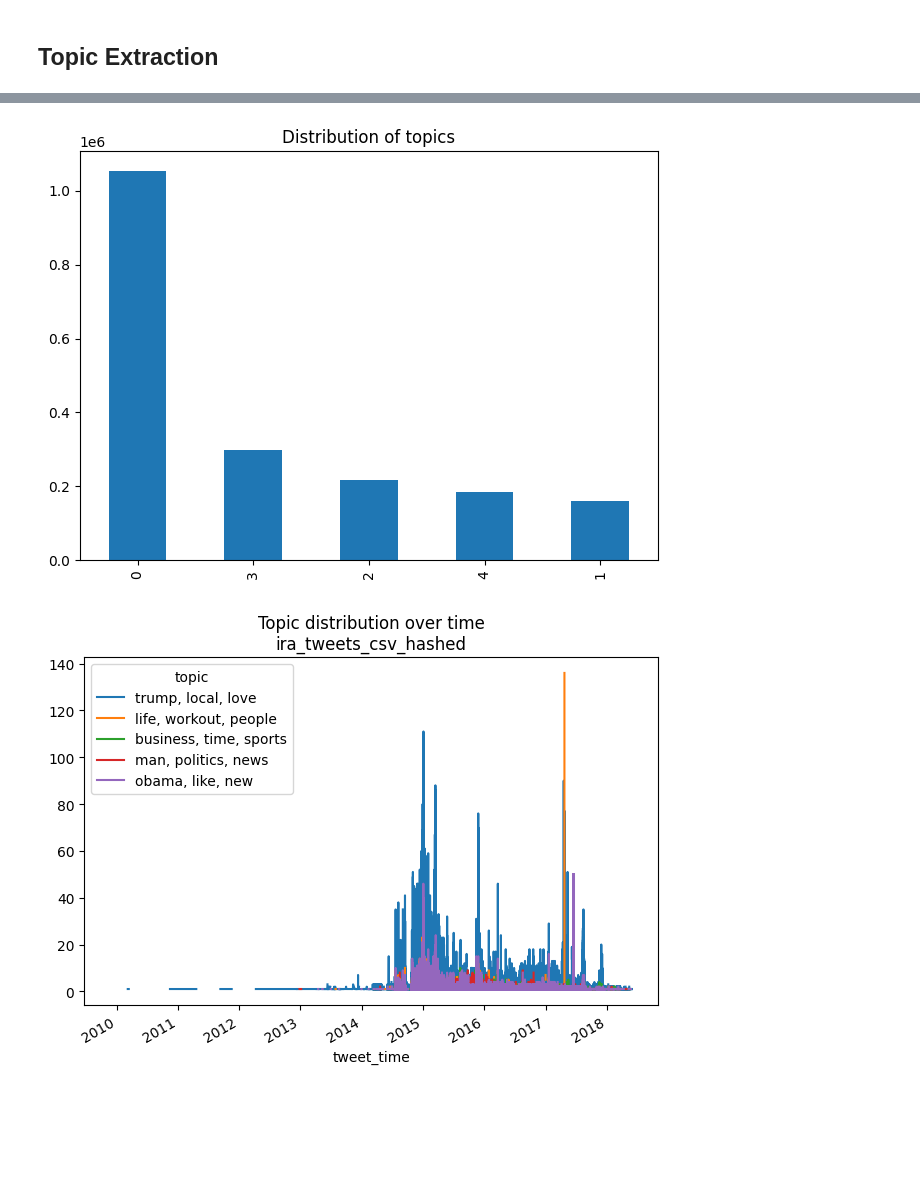
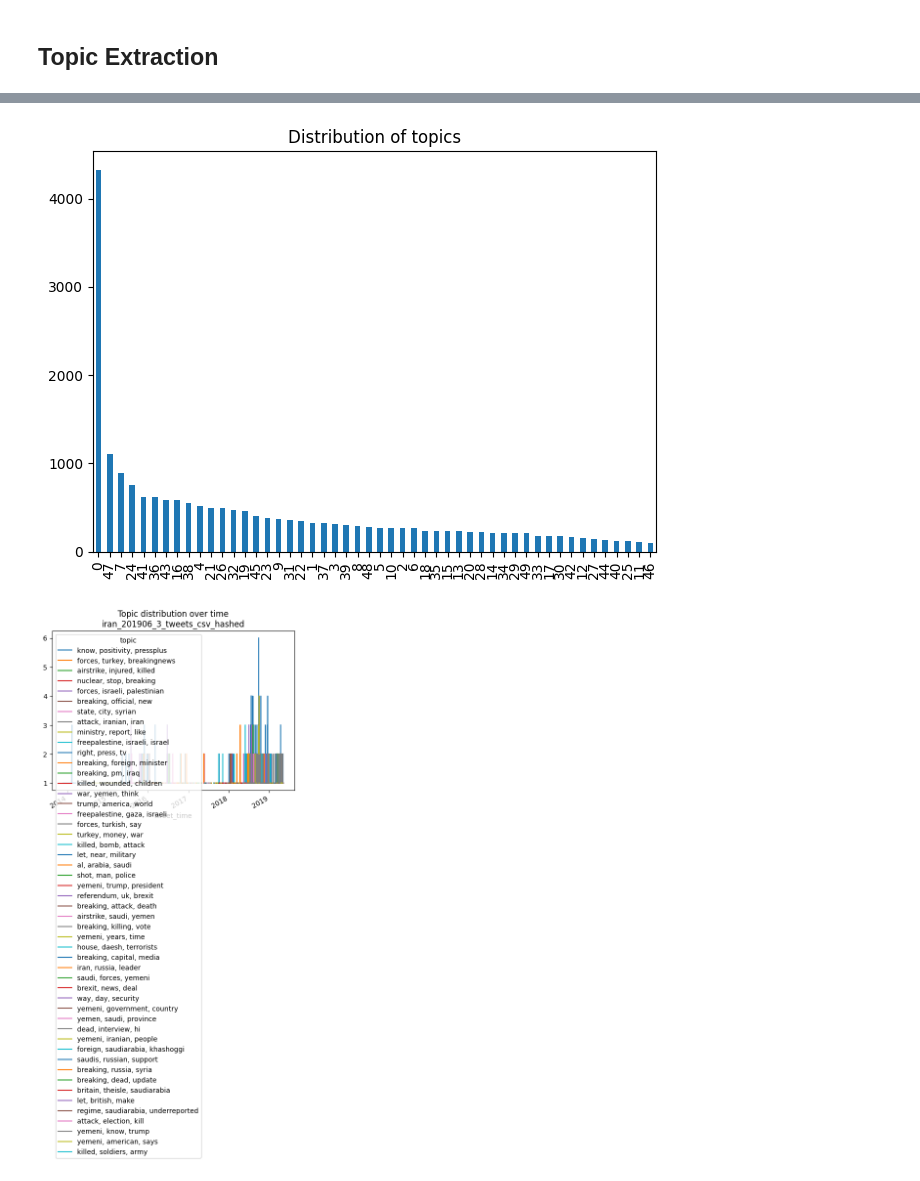
Before and after one commit to csotogd/Multimodal-embeddings-for-information-coordination-detection, a Jupyter notebook: fabio_eda.ipynb, the cells around one changed output, grey strips where cells are left out. Cells and saved outputs as stored; diff of their text form; code cells hidden in the pictures; blank space fills up the shorter version.

Commit message:
Add graph visualization

```diff
--- a/fabio_eda.ipynb
+++ b/fabio_eda.ipynb
@@ -50,9 +50,10 @@ Description of datasts sorted by size (english tweets only):
 # %% [markdown]
 ### Set up variables
 # %%
-dataset_name = 'ira_tweets_csv_hashed'
+dataset_name = 'iran_201906_3_tweets_csv_hashed'
 output_folder = 'eda_output'
-big_dataset = True # only necessary for ira_tweets_csv_hashed
+big_dataset = False # only necessary for ira_tweets_csv_hashed
+save_figures = False
 # %% [markdown]
 ## Loading the data
 # %%
@@ -293,18 +315,19 @@ topic_names
 # %%
 # show distribution of topics for each tweet
 topic_results = lda.transform(dtm)
 df['topic'] = topic_results.argmax(axis=1)
 df['topic'].value_counts().plot.bar()
 plt.title('Distribution of topics')
 plt.tight_layout()
 plt.show()
 
 # show trend of topics over time
-df.groupby('tweet_time').topic.value_counts().unstack().rename(columns=dict(zip(range(5), topic_names))).plot()
+df.groupby('tweet_time').topic.value_counts().unstack().rename(columns=dict(zip(range(len(topic_names)), topic_names))).plot()
 plt.title(f'Topic distribution over time\n{dataset_name}')
 plt.tight_layout()
-plt.savefig(f'{output_folder}/{dataset_name}_topic_distribution_over_time.png')
+if save_figures:
+    plt.savefig(f'{output_folder}/{dataset_name}_topic_distribution_over_time.png')
 plt.show()
 # %% [output]
-[figure, old version]
+[figure, new version]
-[figure, old version]
+[figure, new version]
```
Also changed, not shown: parts of 18 cells of this notebook, 1 other file.
